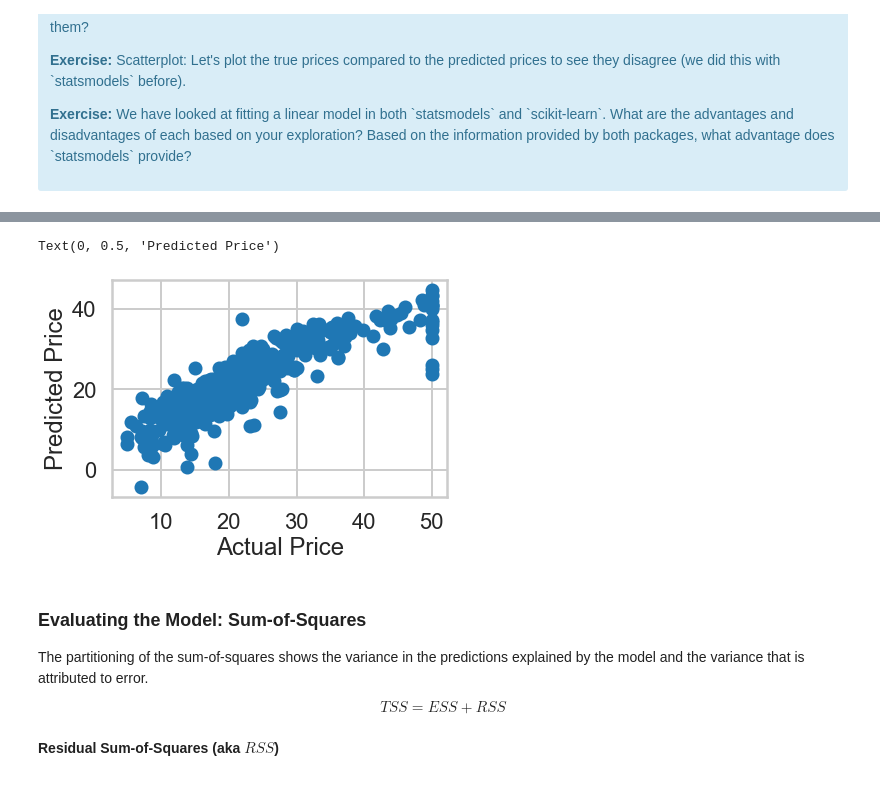
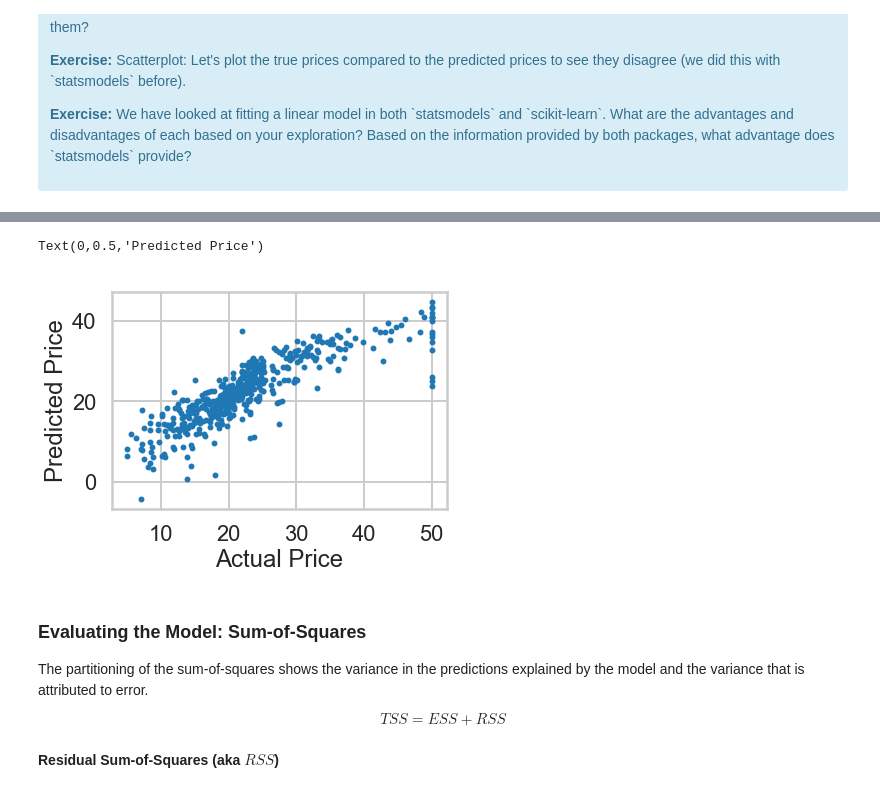
Before and after one commit to Taypapen/mec_mini_linear_regression, a Jupyter notebook: TaylorPap_mini_lin_regression.ipynb, the cells around one changed output, grey strips where cells are left out. Drawn from its saved outputs; the diff is of its cells as text; code cells hidden in the pictures.

```diff
--- a/TaylorPap_mini_lin_regression.ipynb
+++ b/TaylorPap_mini_lin_regression.ipynb
@@ -593,10 +593,10 @@ Text(0, 0.5, 'frequency')
 # %%
-plt.scatter(bos.PRICE, lm.predict(X))
+plt.scatter(bos.PRICE, lm.predict(X), s=15)
 plt.xlabel("Actual Price")
 plt.ylabel("Predicted Price")
 # %% [output]
-Text(0, 0.5, 'Predicted Price')
+Text(0,0.5,'Predicted Price')
-[figure, old version]
+[figure, new version]
 # %%
 #Scikit seems to be more acurrate overall, but needs to train the model manually before being able to make predictions.
 #Statsmodel also provides a plethora of information to base results off of, which can help better identify underlying means rather than just the predictions themselves
```
Also changed, not shown: parts of 33 cells of this notebook.
